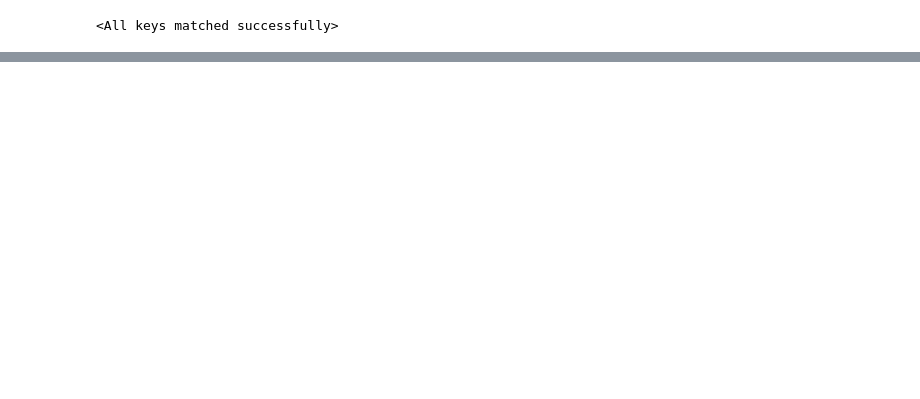
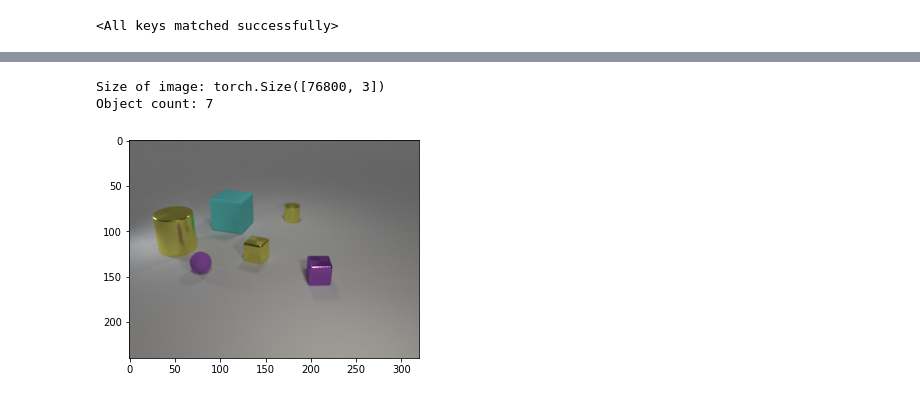
Before and after one commit to fusedbloxxer/segmentation-as-clusterization, a Jupyter notebook: SegmentationAsClusterization.ipynb, the cells around one changed output, grey strips where cells are left out. Cells and saved outputs as stored; diff of their text form; code cells hidden in the pictures; blank space fills up the shorter version.

```diff
--- a/SegmentationAsClusterization.ipynb
+++ b/SegmentationAsClusterization.ipynb
@@ -489,0 +571,22 @@ plt.show()
+# %%
+# Fetch entry
+index = int(random.uniform(0, 1000))
+image, mask, count = train_dataset[index]
+
+# Pass through model
+image = unprocess(model(preprocess(image.unsqueeze(0).to(device)))).squeeze(0)
+
+# Reshape image
+image = image.permute(1, 2, 0).to(torch.float)
+image = image.reshape(-1, image.shape[2])
+
+# Format object count
+count = count.to(torch.int).item()
+
+plt.imshow(train_dataset[index][0].permute(1, 2, 0))
+print(f'Size of image: {image.shape}')
+print(f'Object count: {count}')
+# %% [output]
+Size of image: torch.Size([76800, 3])
+Object count: 7
+[figure, added]
```
Also changed, not shown: parts of 5 cells of this notebook.
